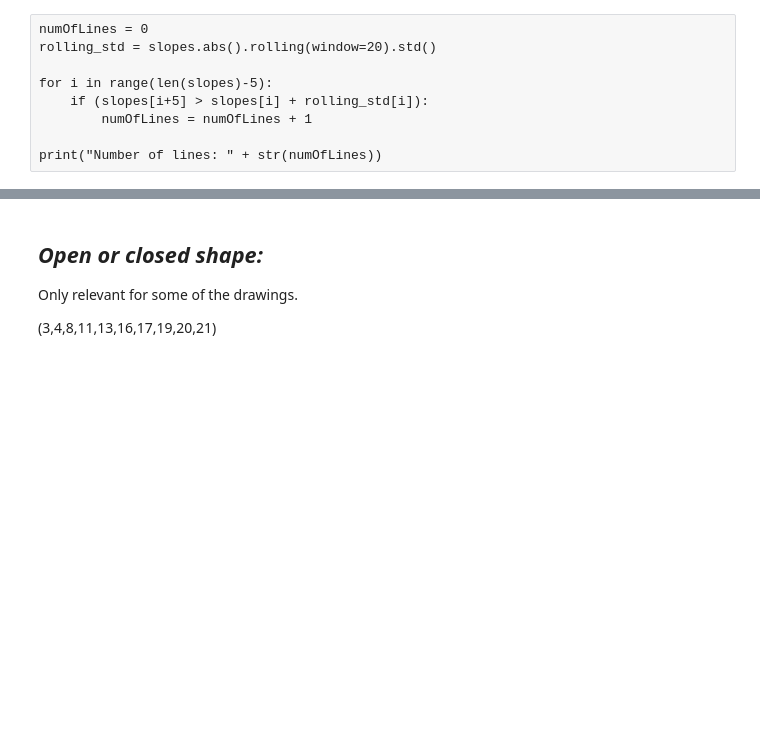
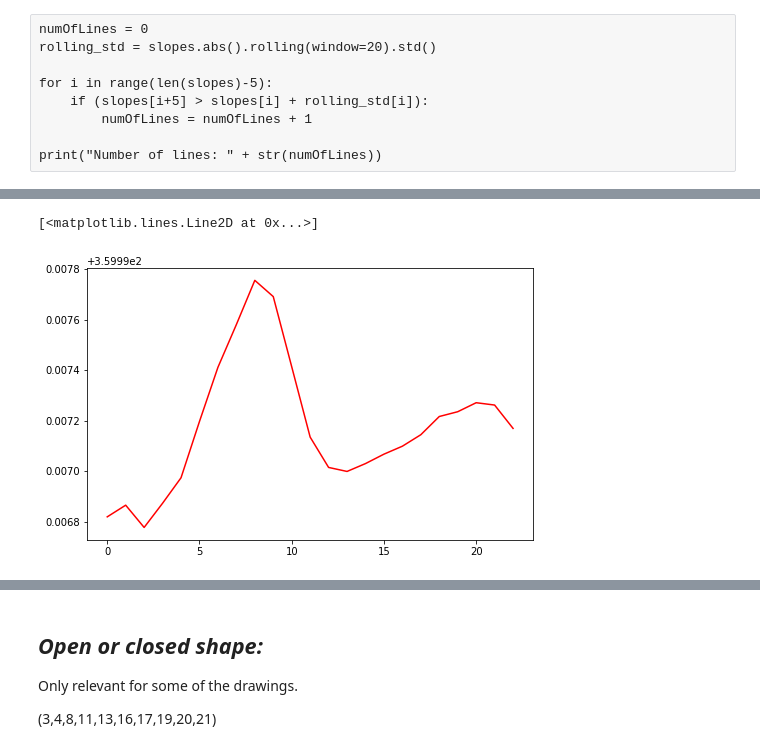
Before and after one commit to NoaAmichai/Final_project, a Jupyter notebook: Final_project.ipynb, the cells around one changed output, grey strips where cells are left out. Cells and saved outputs as stored; diff of their text form; code cells hidden in the pictures; blank space fills up the shorter version.

```diff
--- a/Final_project.ipynb
+++ b/Final_project.ipynb
@@ -172,15 +172,3 @@ for i in range(len(slopes)-5):
         numOfLines = numOfLines + 1
 
 print("Number of lines: " + str(numOfLines))
-# %%
-angels = []
-
-for i in range(0,len(data.X),5):
-    angels.append(math.atan2(data.X[i],data.Y[i]))
-    #angels.append(degrees(angel))
-
-angels = pd.Series(angels)
-
-fig = plt.figure(figsize=(8, 5))
-fig.add_subplot(1, 1, 1)
-plt.plot(angels,"r")
@@ -189,0 +187,25 @@ plt.plot(angels,"r")
+# %%
+def direction(destination_x,origin_x,destination_y,origin_y):
+    deltaX = destination_x - origin_x
+    deltaY = destination_y - origin_y
+    degrees_temp = math.atan2(deltaX,deltaY)/(math.pi*180)
+    if degrees_temp < 0:
+        degress_final = 360 + degrees_temp
+    else:
+        degress_final = degrees_temp
+    return degress_final
+# %%
+angels = []
+
+for i in range(0,len(data.X)-20,5):
+    angels.append(direction(data.X[i+20],data.X[i],data.Y[i+20],data.Y[i]))
+    #angels.append(degrees(angel))
+
+angels = pd.Series(angels)
+
+fig = plt.figure(figsize=(8, 5))
+fig.add_subplot(1, 1, 1)
+plt.plot(angels,"r")
+# %% [output]
+[<matplotlib.lines.Line2D at 0x...>]
+[figure, added]
```
Also changed, not shown: parts of 15 cells of this notebook.
